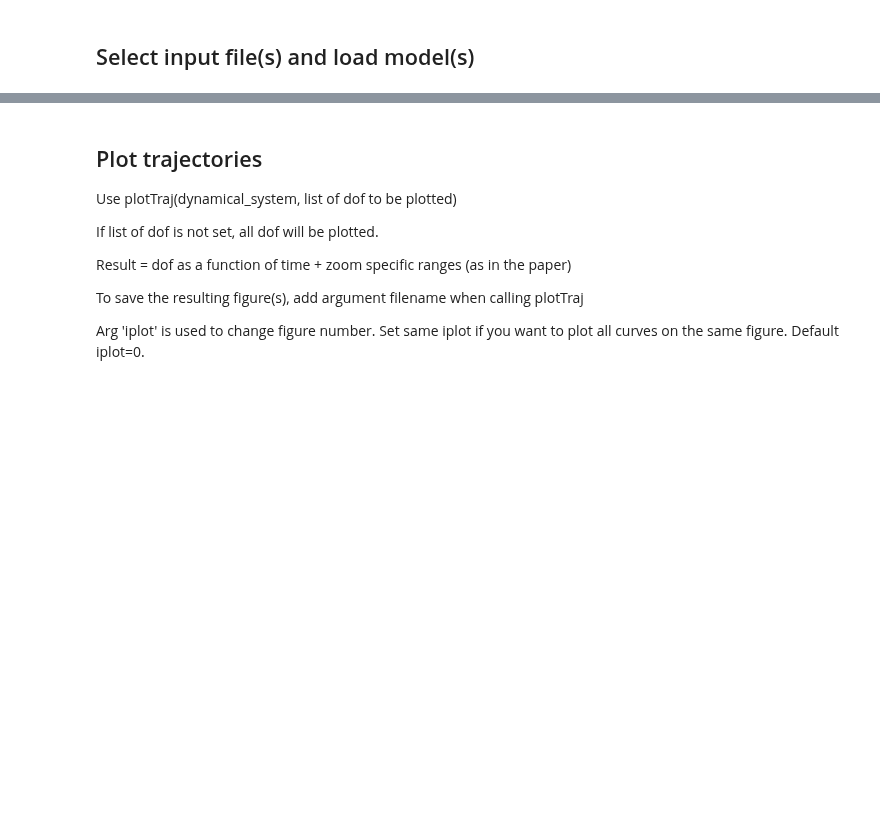
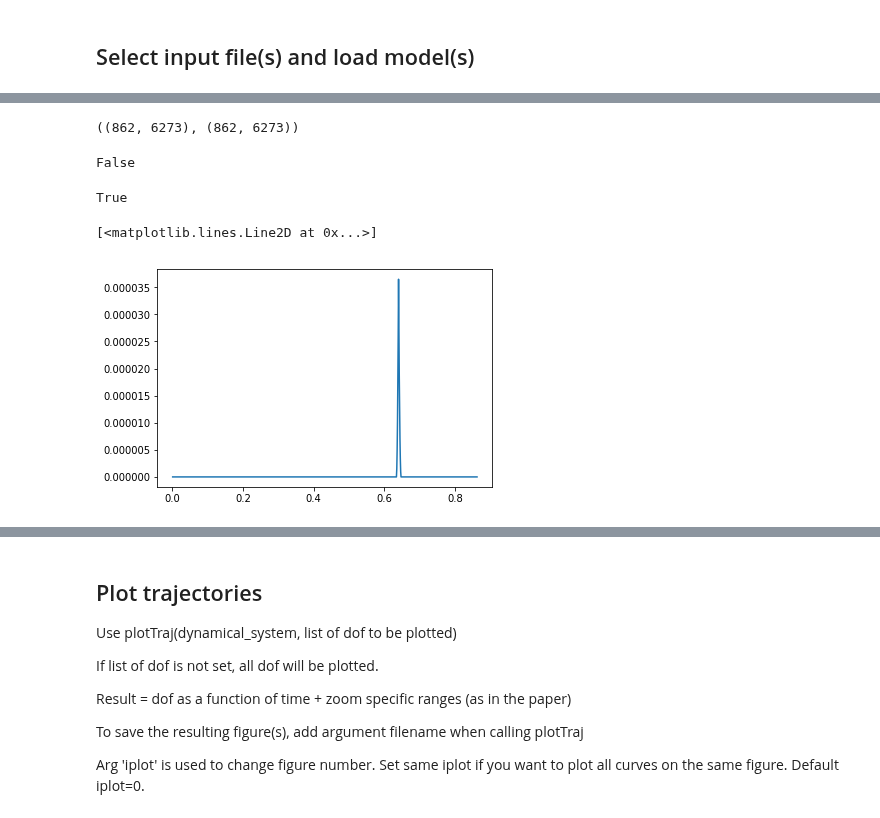
Before and after one commit to siconos/siconos-tutorials, a Jupyter notebook: Mechanics/Music/guitar_postprocessing.ipynb, the cells around one changed output, grey strips where cells are left out. Cells and saved outputs as stored; diff of their text form; code cells hidden in the pictures; blank space fills up the shorter version.

```diff
--- a/Mechanics/Music/guitar_postprocessing.ipynb
+++ b/Mechanics/Music/guitar_postprocessing.ipynb
@@ -149,0 +119,24 @@ m1.interactions_output
+# %%
+m2.data_ds[s2].shape, m1.data_ds[s1].shape
+# %% [output]
+((862, 6273), (862, 6273))
+# %%
+m2.convert_modal_output(s2)
+print(m2.modal_values)
+# %% [output]
+False
+# %%
+q2 = m2.data_ds[s2]
+q1 = m1.data_ds[s1]
+t1 = m1.time
+t2 = m2.time
+# %%
+np.allclose(q1[:,0],q2[:,0])
+np.allclose(s1.x, s2.x)
+# %% [output]
+True
+# %%
+plt.plot(s1.x, q1[:,0] - q2[:,0])
+# %% [output]
+[<matplotlib.lines.Line2D at 0x...>]
+[figure, added]
```
Also changed, not shown: parts of 24 cells of this notebook, 17 other files.
